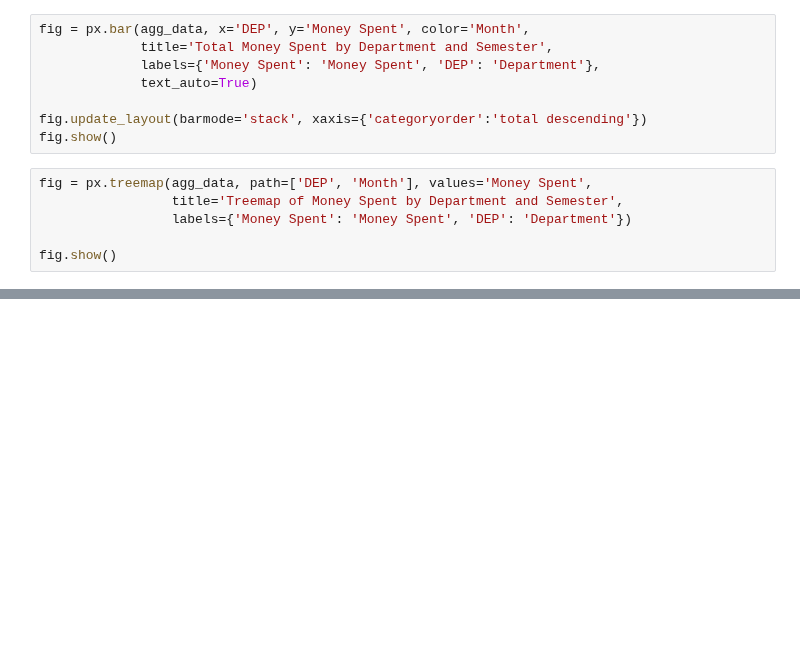
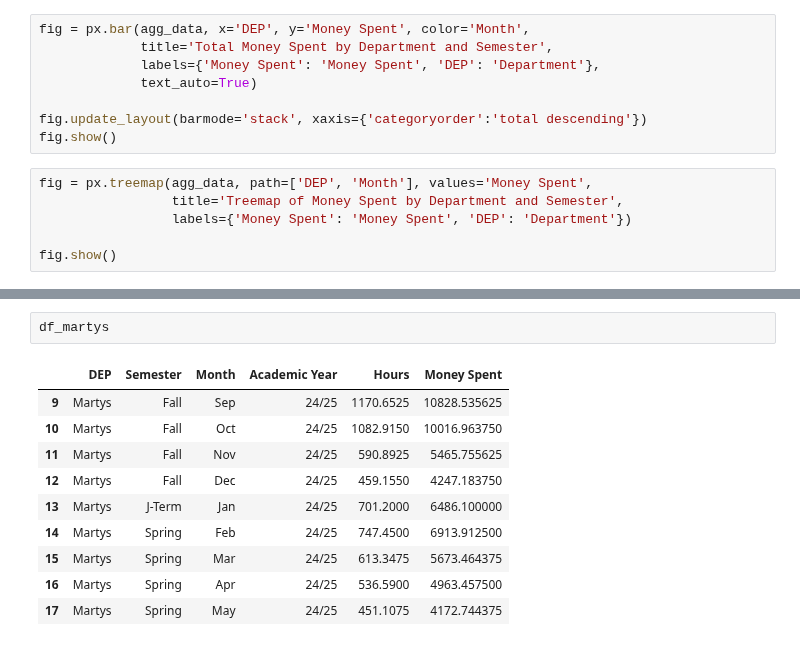
Before and after one commit to warrmu01/Hours-Analysis, a Jupyter notebook: DataPrediction.ipynb, the cells around one changed output, grey strips where cells are left out. Saved outputs shown, nothing was run; the diff lists cells and outputs as text; blank space fills up the shorter version.

```diff
--- a/DataPrediction.ipynb
+++ b/DataPrediction.ipynb
@@ -400,0 +426,13 @@ fig.show()
+# %%
+df_martys
+# %% [output]
+|  | DEP | Semester | Month | Academic Year | Hours | Money Spent |
+| 9 | Martys | Fall | Sep | 24/25 | 1170.6525 | 10828.535625 |
+| 10 | Martys | Fall | Oct | 24/25 | 1082.9150 | 10016.963750 |
+| 11 | Martys | Fall | Nov | 24/25 | 590.8925 | 5465.755625 |
+| 12 | Martys | Fall | Dec | 24/25 | 459.1550 | 4247.183750 |
+| 13 | Martys | J-Term | Jan | 24/25 | 701.2000 | 6486.100000 |
+| 14 | Martys | Spring | Feb | 24/25 | 747.4500 | 6913.912500 |
+| 15 | Martys | Spring | Mar | 24/25 | 613.3475 | 5673.464375 |
+| 16 | Martys | Spring | Apr | 24/25 | 536.5900 | 4963.457500 |
+| 17 | Martys | Spring | May | 24/25 | 451.1075 | 4172.744375 |
```
Also changed, not shown: parts of 6 cells of this notebook.
